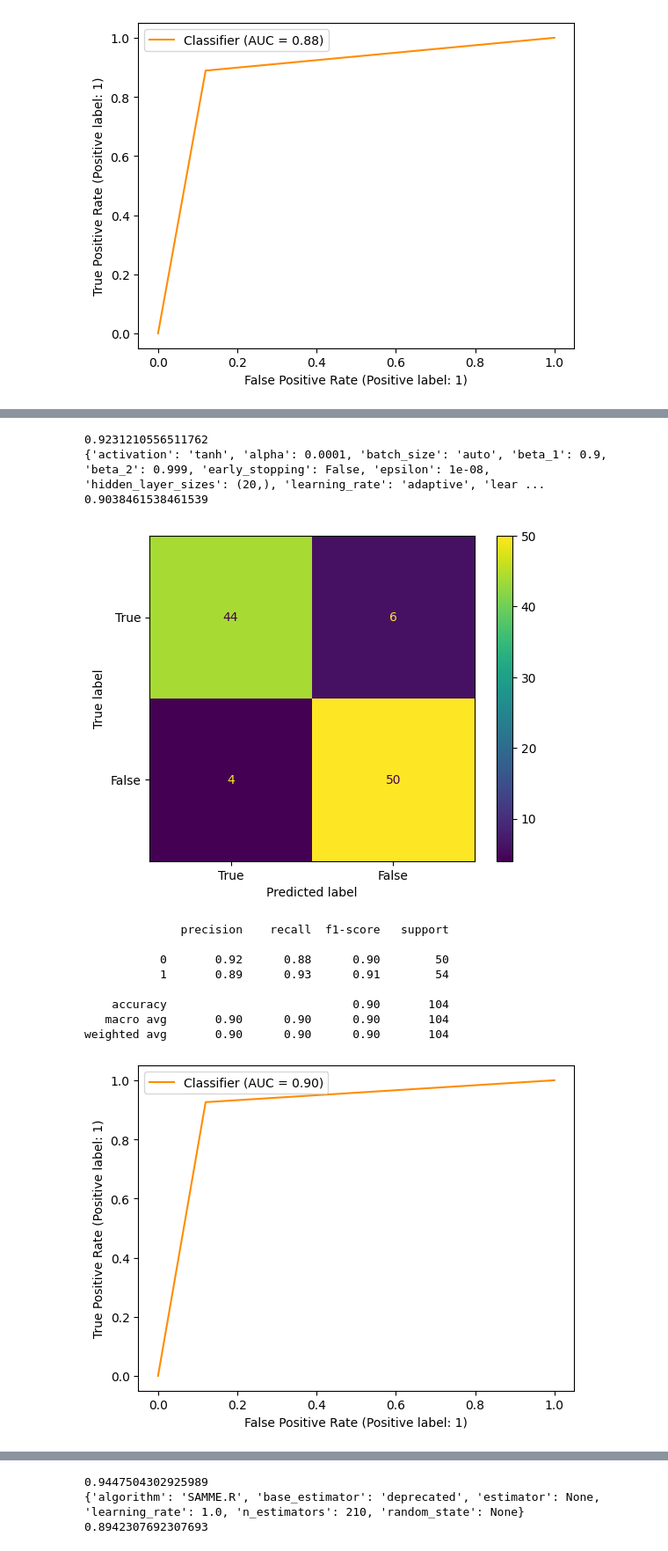
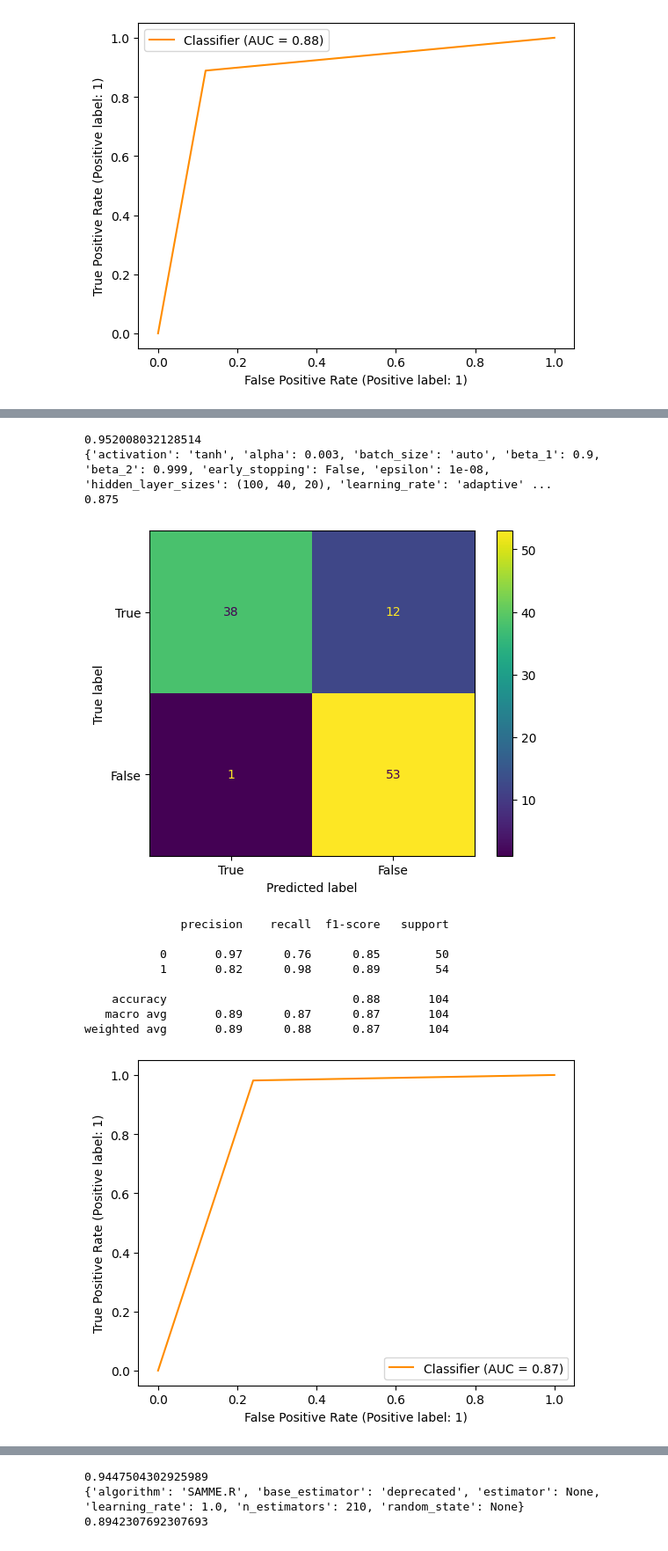
Before and after one commit to yuval728/Diabetes-prediction, a Jupyter notebook: main.ipynb, the cells around one changed output, grey strips where cells are left out. Shown: that part at 88% size. Saved outputs shown, nothing was run; the diff lists cells and outputs as text; code cells hidden in the pictures.

Commit message:
Added new models and updated old ones

```diff
--- a/main.ipynb
+++ b/main.ipynb
@@ -204,27 +218,28 @@ weighted avg       0.96      0.96      0.96       104
 # %%
 from sklearn.neural_network import MLPClassifier
 
 models_results['model'].append('MLP')
-mlp=train_model(MLPClassifier(),{'hidden_layer_sizes': [(10,30,10),(20,)],
+
+mlp=train_model(MLPClassifier(),{'hidden_layer_sizes': [(200,),(100,40),(30,10),(100,40,20),(40,20,10)],
     'activation': ['tanh', 'relu'],
     'solver': ['sgd', 'adam'],
-    'alpha': [0.0001, 0.05],
+    'alpha': [0.003, 0.05, 0.3],
     'learning_rate': ['constant','adaptive'],})
 report(mlp)
 # %% [output]
-0.9231210556511762
-{'activation': 'tanh', 'alpha': 0.0001, 'batch_size': 'auto', 'beta_1': 0.9, 'beta_2': 0.999, 'early_stopping': False, 'epsilon': 1e-08, 'hidden_layer_sizes': (20,), 'learning_rate': 'adaptive', 'lear ...
-0.9038461538461539
+0.952008032128514
+{'activation': 'tanh', 'alpha': 0.003, 'batch_size': 'auto', 'beta_1': 0.9, 'beta_2': 0.999, 'early_stopping': False, 'epsilon': 1e-08, 'hidden_layer_sizes': (100, 40, 20), 'learning_rate': 'adaptive' ...
+0.875
-[figure, old version]
+[figure, new version]
               precision    recall  f1-score   support
 
-           0       0.92      0.88      0.90        50
-           1       0.89      0.93      0.91        54
+           0       0.97      0.76      0.85        50
+           1       0.82      0.98      0.89        54
 
-    accuracy                           0.90       104
-   macro avg       0.90      0.90      0.90       104
-weighted avg       0.90      0.90      0.90       104
+    accuracy                           0.88       104
+   macro avg       0.89      0.87      0.87       104
+weighted avg       0.89      0.88      0.87       104
-[figure, old version]
+[figure, new version]
 # %%
 from xgboost import XGBClassifier
 
```
Also changed, not shown: parts of 7 cells of this notebook, 1 other file.
